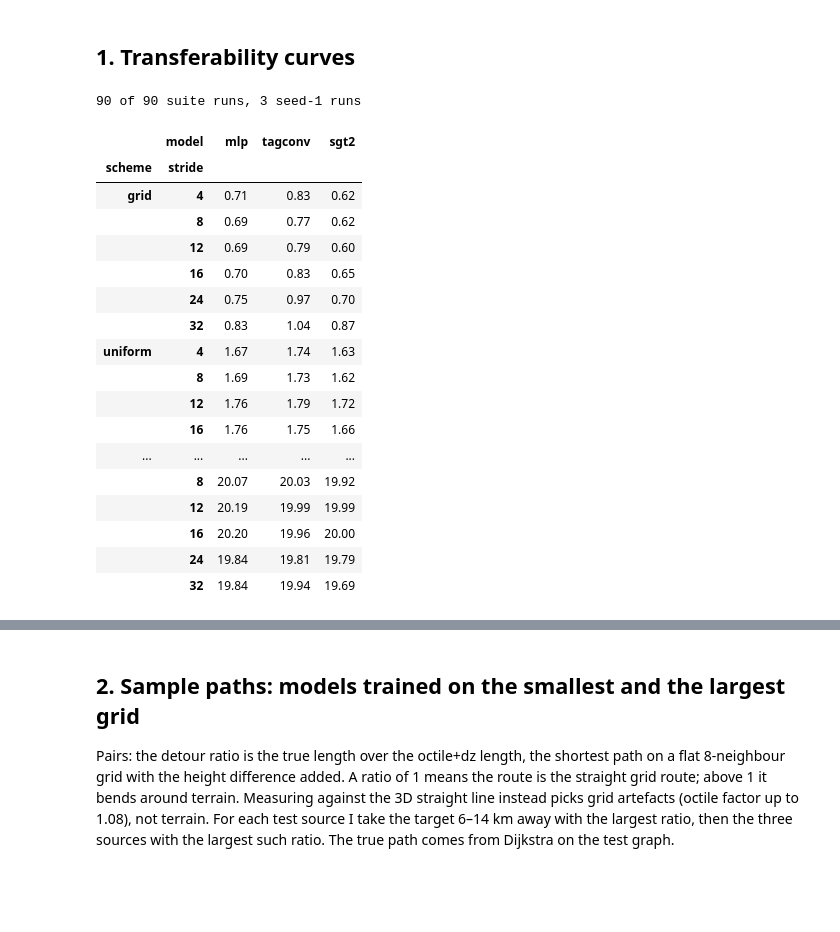
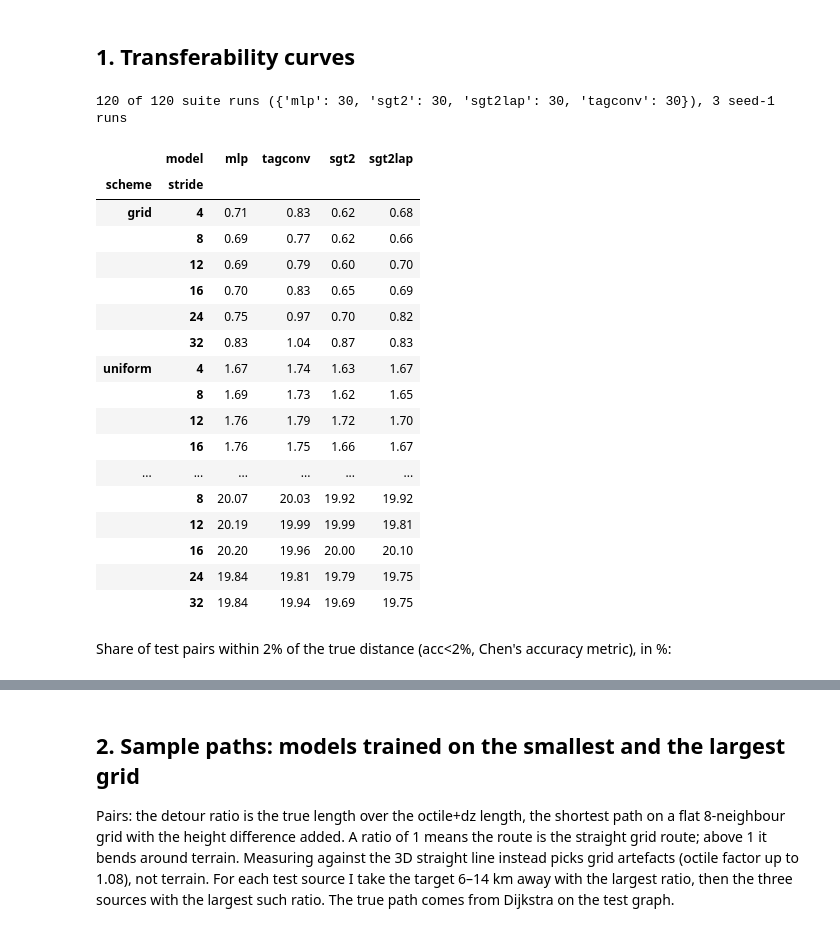
Before and after one commit to jotaporras/shortest-paths-nn, a Jupyter notebook: notebooks/e34_transfer_suite.ipynb, the cells around one changed output, grey strips where cells are left out. Saved outputs shown, nothing was run; the diff lists cells and outputs as text; code cells hidden in the pictures; blank space fills up the shorter version.

```diff
--- a/notebooks/e34_transfer_suite.ipynb
+++ b/notebooks/e34_transfer_suite.ipynb
@@ -33,6 +36,8 @@ import scipy.sparse as sp
 from scipy.sparse.csgraph import dijkstra
 
 RUNS = Path(os.environ.get('E34_RUNS', '~/runs/e34')).expanduser()
+E35 = Path(os.environ.get('E35_RUNS', '~/runs/e35/suite')).expanduser()     # the sgt2lap runs (e35)
+LAPPE = Path(os.environ.get('SPNN_LAPPE_CACHE', '~/data/spnn/lappe')).expanduser()   # eigenvectors + cost sidecars
 DATA = Path(os.environ.get('E34_DATA', '~/data/spnn/e31')).expanduser()
 TEST = Path(os.environ.get('E34_TEST', '~/data/spnn/full_test-004.npz')).expanduser()
 REPO = Path(os.environ.get('SPNN_REPO', '..')).resolve()
@@ -45,16 +50,19 @@ SCHEMES = ['grid', 'uniform', 'poisson-disk', 'slope-adaptive', 'quadtree']
 SCHEME_TITLES = {'grid': 'Grid', 'uniform': 'Uniform', 'poisson-disk': 'Poisson-disk',
                  'slope-adaptive': 'Slope-adaptive', 'quadtree': 'Quadtree'}
 STRIDES = [32, 24, 16, 12, 8, 4]
-MODELS = ['mlp', 'tagconv', 'sgt2']
-MODEL_NAMES = {'mlp': 'MLP', 'tagconv': 'TAGConv', 'sgt2': 'SparseGT'}
+MODELS = ['mlp', 'tagconv', 'sgt2', 'sgt2lap']
+MODEL_NAMES = {'mlp': 'MLP', 'tagconv': 'TAGConv', 'sgt2': 'SparseGT', 'sgt2lap': 'SparseGT+LapPE'}
+SHORT = {'mlp': 'MLP', 'tagconv': 'TAG', 'sgt2': 'SGT', 'sgt2lap': 'LapPE'}
 
 # Colours and markers from notebooks/PLOTTING_STYLE.md: TAGConv takes the GNN baseline style,
 # SparseGT the Sparse GT colour; MLP takes the first extra colour.
-PALETTE = {'mlp': '#e07a5f', 'tagconv': '#7f8c8d', 'sgt2': '#81b29a'}
-MARKERS = {'mlp': 's', 'tagconv': 'o', 'sgt2': 'v'}
+PALETTE = {'mlp': '#e07a5f', 'tagconv': '#7f8c8d', 'sgt2': '#81b29a', 'sgt2lap': '#3d5a80'}
+MARKERS = {'mlp': 's', 'tagconv': 'o', 'sgt2': 'v', 'sgt2lap': '^'}
 def line_attrs(model, base_lw=1.2, base_ms=3.5):
     if model == 'tagconv':
         return dict(lw=base_lw * 0.55, ms=base_ms * 0.78, alpha=0.78, ls='--', zorder=2)
+    if model == 'sgt2lap':
+        return dict(lw=base_lw * 0.9, ms=base_ms, alpha=0.95, ls='-.', zorder=4)
     if model == 'sgt2':
         return dict(lw=base_lw * 1.05, ms=base_ms * 1.05, alpha=1.0, ls='-', zorder=5)
     return dict(lw=base_lw, ms=base_ms, alpha=0.95, ls='-', zorder=3)
@@ -74,43 +82,57 @@ def clean_axes(ax):
     ax.tick_params(colors='#444')
 
 # Reference numbers on the same test set (docs/2026-10-e31-sampling-transfer.md, section 6).
+# Chen et al. (ICML 2025) numbers are from their Table 3 on their own test graph, not on full_test-004.
 REFS = {'GAT+L1 (Chen stage 1, grid s8)': (0.52, ':'), 'octile+dz×c, no training': (1.12, '-.')}
+REFS_ACC2 = {'GAT+L1 (Chen stage 1, grid s8)': (96.5, ':'), 'octile+dz×c, no training': (86.2, '-.'),
+             'Chen M-CTR, paper': (91.1, '--')}
+REF_TABLE = pd.DataFrame([
+    ('Chen, Coarse-GAT+L1 (paper Table 3, own test graph)', 1.05, 89.2),
+    ('Chen, M-CTR two-stage (paper Table 3, own test graph)', 0.90, 91.1),
+    ('Our replication of Chen stage 1, GAT+L1, grid s8, 500 epochs', 0.52, 96.5),
+    ('octile+dz × c, 100 calibration pairs', 1.12, 86.2),
+    ('octile+dz, no training', 2.40, 47.1),
+], columns=['reference', 'test nmae (%)', 'acc<2% (%)'])
 # %% [markdown]
 ## 1. Transferability curves
 # %%
 rows = []
-for f in sorted(RUNS.glob('norway_*_s??_*.json')) + sorted((RUNS / 'seed1').glob('norway_*_s??_*.json')):
+for f in (sorted(RUNS.glob('norway_*_s??_*.json')) + sorted((RUNS / 'seed1').glob('norway_*_s??_*.json'))
+          + sorted(E35.glob('norway_*_s??_sgt2lap.json'))):
     m = re.match(r'norway_(.+)_s(\d\d)_(\w+)\.json', f.name)
     scheme, stride, model = m[1], int(m[2]), m[3]
     seed = 0
     if scheme.endswith('-seed1'):
         scheme, seed = scheme[:-len('-seed1')], 1
     final = json.load(open(f))['final']
     info = json.load(open(DATA / f'norway_{m[1]}_s{m[2]}.json'))
     rows.append(dict(scheme=scheme, stride=stride, model=model, seed=seed, n_nodes=info['n_nodes'],
                      test_nmae=100 * final['test_nmae'], test_acc2=100 * final['test_acc_2pct'],
                      train_nmae=100 * final['final_train_nmae']))
 res = pd.DataFrame(rows)
-print(f"{len(res[res.seed == 0])} of 90 suite runs, {len(res[res.seed == 1])} seed-1 runs")
+print(f"{len(res[res.seed == 0])} of 120 suite runs ({res[res.seed == 0].groupby('model').size().to_dict()}), "
+      f"{len(res[res.seed == 1])} seed-1 runs")
 res[res.seed == 0].pivot_table(index=['scheme', 'stride'], columns='model', values='test_nmae') \
     .reindex(columns=MODELS).loc[SCHEMES].round(2)
 # %% [output]
-90 of 90 suite runs, 3 seed-1 runs
+120 of 120 suite runs ({'mlp': 30, 'sgt2': 30, 'sgt2lap': 30, 'tagconv': 30}), 3 seed-1 runs
-|  | model | mlp | tagconv | sgt2 |
-| scheme | stride |  |  |  |
-| grid | 4 | 0.71 | 0.83 | 0.62 |
-|  | 8 | 0.69 | 0.77 | 0.62 |
-|  | 12 | 0.69 | 0.79 | 0.60 |
-|  | 16 | 0.70 | 0.83 | 0.65 |
-|  | 24 | 0.75 | 0.97 | 0.70 |
-|  | 32 | 0.83 | 1.04 | 0.87 |
-| uniform | 4 | 1.67 | 1.74 | 1.63 |
-|  | 8 | 1.69 | 1.73 | 1.62 |
-|  | 12 | 1.76 | 1.79 | 1.72 |
-|  | 16 | 1.76 | 1.75 | 1.66 |
-| ... | ... | ... | ... | ... |
-|  | 8 | 20.07 | 20.03 | 19.92 |
-|  | 12 | 20.19 | 19.99 | 19.99 |
-|  | 16 | 20.20 | 19.96 | 20.00 |
-|  | 24 | 19.84 | 19.81 | 19.79 |
-|  | 32 | 19.84 | 19.94 | 19.69 |
+|  | model | mlp | tagconv | sgt2 | sgt2lap |
+| scheme | stride |  |  |  |  |
+| grid | 4 | 0.71 | 0.83 | 0.62 | 0.68 |
+|  | 8 | 0.69 | 0.77 | 0.62 | 0.66 |
+|  | 12 | 0.69 | 0.79 | 0.60 | 0.70 |
+|  | 16 | 0.70 | 0.83 | 0.65 | 0.69 |
+|  | 24 | 0.75 | 0.97 | 0.70 | 0.82 |
+|  | 32 | 0.83 | 1.04 | 0.87 | 0.83 |
+| uniform | 4 | 1.67 | 1.74 | 1.63 | 1.67 |
+|  | 8 | 1.69 | 1.73 | 1.62 | 1.65 |
+|  | 12 | 1.76 | 1.79 | 1.72 | 1.70 |
+|  | 16 | 1.76 | 1.75 | 1.66 | 1.67 |
+| ... | ... | ... | ... | ... | ... |
+|  | 8 | 20.07 | 20.03 | 19.92 | 19.92 |
+|  | 12 | 20.19 | 19.99 | 19.99 | 19.81 |
+|  | 16 | 20.20 | 19.96 | 20.00 | 20.10 |
+|  | 24 | 19.84 | 19.81 | 19.79 | 19.75 |
+|  | 32 | 19.84 | 19.94 | 19.69 | 19.75 |
+# %% [markdown]
+Share of test pairs within 2% of the true distance (acc<2%, Chen's accuracy metric), in %:
```
Also changed, not shown: parts of 23 cells of this notebook, 23 other files.
